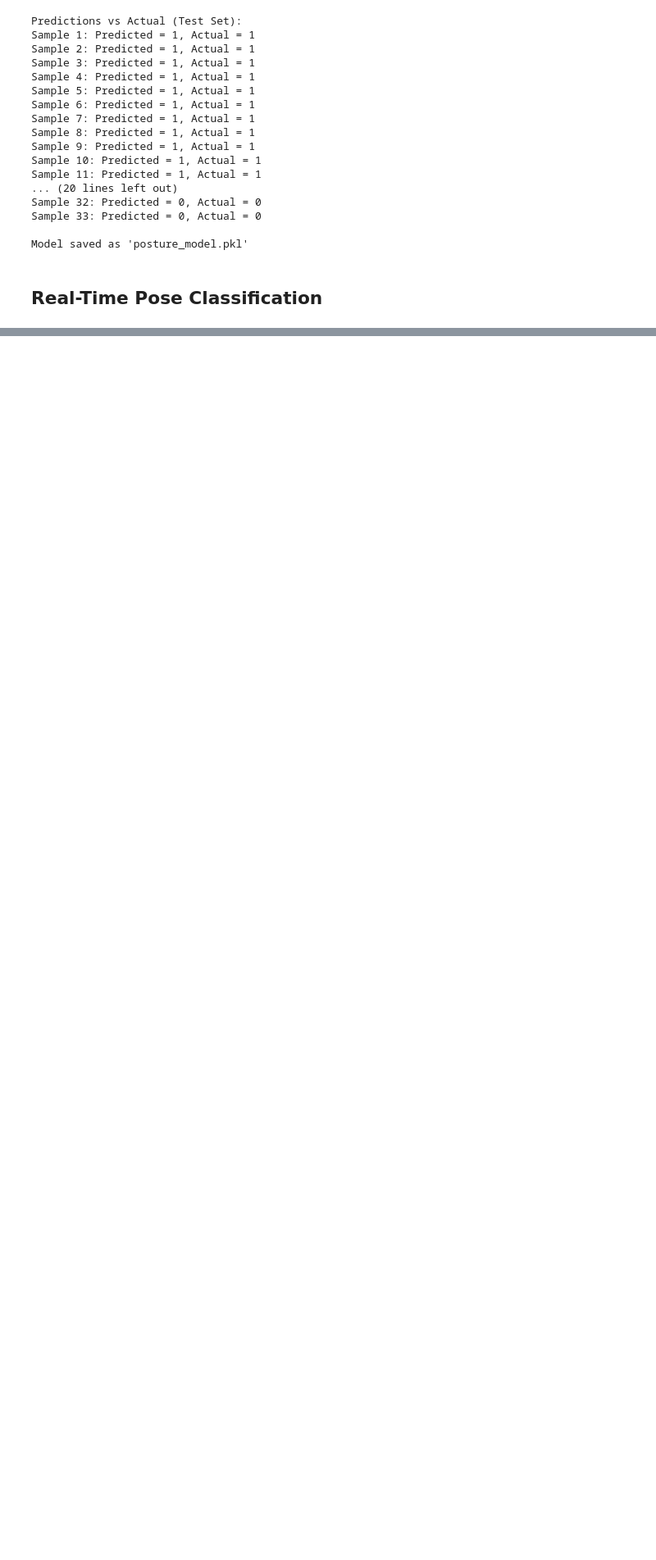
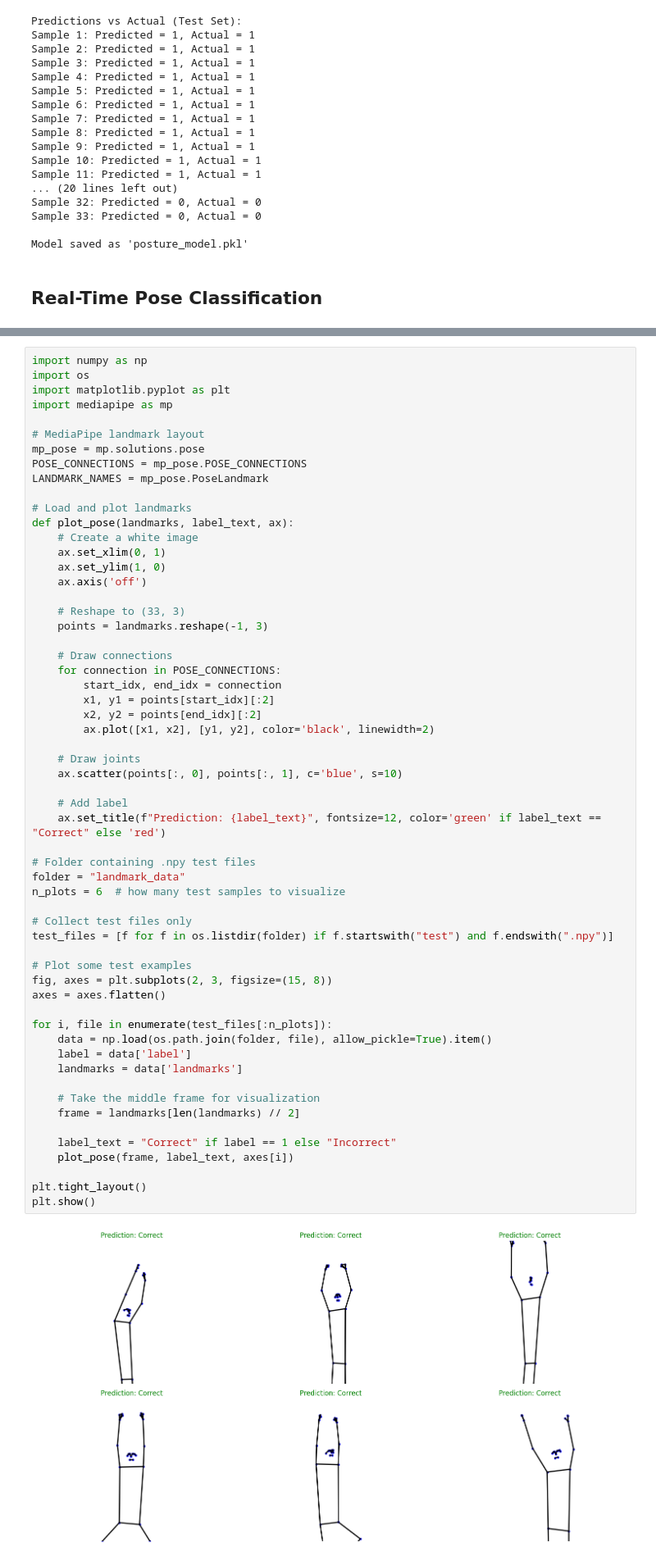
Before and after one commit to MaryumTanvir/PostureGuardian-Pose-Estimation, a Jupyter notebook: pose-estimation-AI.ipynb, the cells around one changed output, grey strips where cells are left out. Shown at 82% size. Drawn from its saved outputs; the diff is of its cells as text; blank space fills up the shorter version.

```diff
--- a/pose-estimation-AI.ipynb
+++ b/pose-estimation-AI.ipynb
@@ -354,0 +373,60 @@ pose.close()
+# %%
+import numpy as np
+import os
+import matplotlib.pyplot as plt
+import mediapipe as mp
+
+# MediaPipe landmark layout
+mp_pose = mp.solutions.pose
+POSE_CONNECTIONS = mp_pose.POSE_CONNECTIONS
+LANDMARK_NAMES = mp_pose.PoseLandmark
+
+# Load and plot landmarks
+def plot_pose(landmarks, label_text, ax):
+    # Create a white image
+    ax.set_xlim(0, 1)
+    ax.set_ylim(1, 0)
+    ax.axis('off')
+
+    # Reshape to (33, 3)
+    points = landmarks.reshape(-1, 3)
+
+    # Draw connections
+    for connection in POSE_CONNECTIONS:
+        start_idx, end_idx = connection
+        x1, y1 = points[start_idx][:2]
+        x2, y2 = points[end_idx][:2]
+        ax.plot([x1, x2], [y1, y2], color='black', linewidth=2)
+
+    # Draw joints
+    ax.scatter(points[:, 0], points[:, 1], c='blue', s=10)
+
+    # Add label
+    ax.set_title(f"Prediction: {label_text}", fontsize=12, color='green' if label_text == "Correct" else 'red')
+
+# Folder containing .npy test files
+folder = "landmark_data"
+n_plots = 6  # how many test samples to visualize
+
+# Collect test files only
+test_files = [f for f in os.listdir(folder) if f.startswith("test") and f.endswith(".npy")]
+
+# Plot some test examples
+fig, axes = plt.subplots(2, 3, figsize=(15, 8))
+axes = axes.flatten()
+
+for i, file in enumerate(test_files[:n_plots]):
+    data = np.load(os.path.join(folder, file), allow_pickle=True).item()
+    label = data['label']
+    landmarks = data['landmarks']
+
+    # Take the middle frame for visualization
+    frame = landmarks[len(landmarks) // 2]
+
+    label_text = "Correct" if label == 1 else "Incorrect"
+    plot_pose(frame, label_text, axes[i])
+
+plt.tight_layout()
+plt.show()
+# %% [output]
+[figure, added]
```
Also changed, not shown: parts of 1 cell of this notebook, 1 other file.
